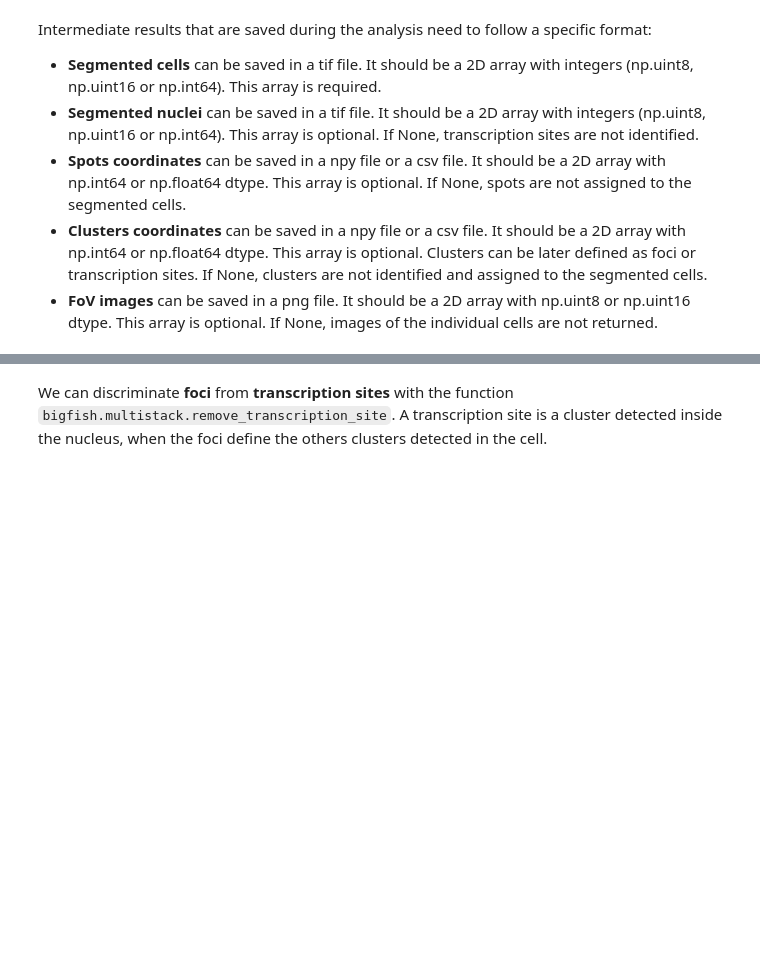
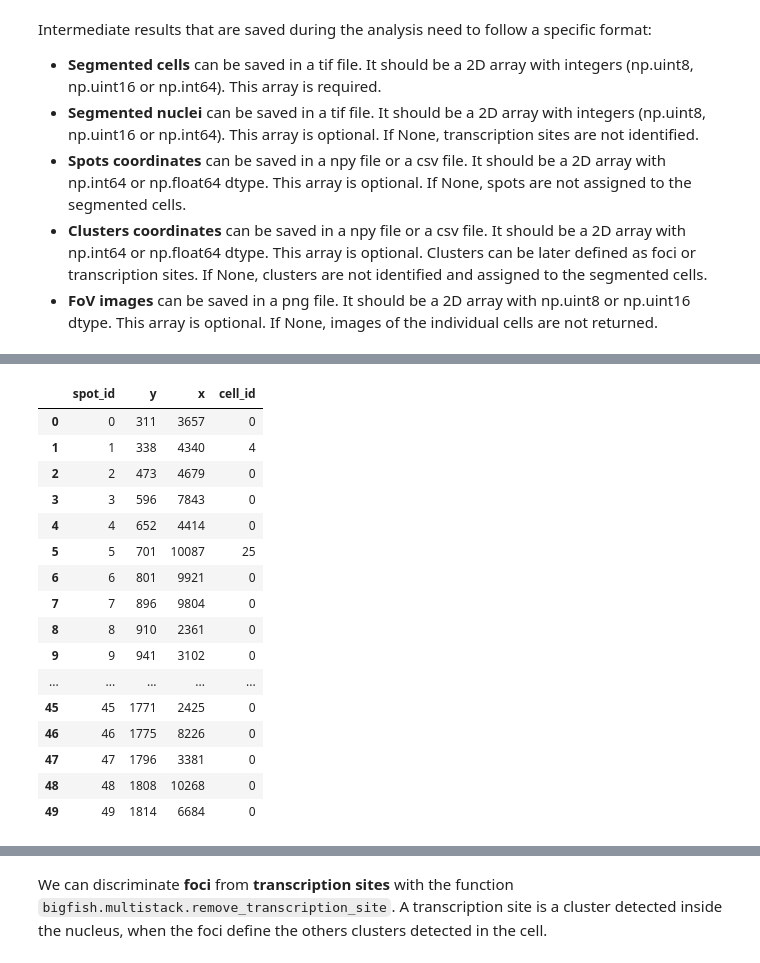
Before and after one commit to mspend/big-fish-examples, a Jupyter notebook: notebooks/6 - Extract cell level results.ipynb, the cells around one changed output, grey strips where cells are left out. Cells and saved outputs as stored; diff of their text form; code cells hidden in the pictures; blank space fills up the shorter version.

Commit message:
I was trying to get this to work but extract_cell is too memory intensive so I wrote another script spots_per_cell and extract spots within cells using numpy

```diff
--- a/notebooks/6 - Extract cell level results.ipynb
+++ b/notebooks/6 - Extract cell level results.ipynb
@@ -65,3 +33,10 @@ Intermediate results that are saved during the analysis need to follow a specifi
 - **Spots coordinates** can be saved in a npy file or a csv file. It should be a 2D array with np.int64 or np.float64 dtype. This array is optional. If None, spots are not assigned to the segmented cells.
 - **Clusters coordinates** can be saved in a npy file or a csv file. It should be a 2D array with np.int64 or np.float64 dtype. This array is optional. Clusters can be later defined as foci or transcription sites. If None, clusters are not identified and assigned to the segmented cells.
 - **FoV images** can be saved in a png file. It should be a 2D array with np.uint8 or np.uint16 dtype. This array is optional. If None, images of the individual cells are not returned.
+# %%
+# segmented cells
+cellpose_path = root_path / "fused" / "fiducial_no_downsampling.ome_masks.tiff"
+cell_label = stack.read_image(str(cellpose_path))
+print("segmented cells")
+print("\r shape: {0}".format(cell_label.shape))
+print("\r dtype: {0}".format(cell_label.dtype), "\n")
@@ -68,21 +72,7 @@ Intermediate results that are saved during the analysis need to follow a specifi
 # %%
-# hard-code the paths of our input and output directories
-path_input = "/data/smFISH/20251028_bartelle_smFISH_mm_microglia_newbuffers/"
-
-
-
-# segmented cells
-cellpose_path = root_path / "qi2labdatastore" / "segmentation" / "cellpose"
-path = os.path.join(cellpose_path, "fiducial_max_projection_cp_masks.tif")
-cell_label = stack.read_image(path)
-print("segmented cells")
-print("\r shape: {0}".format(cell_label.shape))
-print("\r dtype: {0}".format(cell_label.dtype), "\n")
-
 # detected spots
-spots_path = root_path / "big_fish" / "results" / "all_tiles_2D"
-path = os.path.join(path_output, "spots.csv")
-spots = stack.read_array_from_csv(path, dtype=np.int64)
+spots_path = root_path / "big_fish" / "results" / "all_tiles_2D" / "spots_bit_1.csv"
+spots = stack.read_array_from_csv(str(spots_path), skiprows=1, delimiter=',', dtype=np.int64)
 print("detected spots")
 print("\r shape: {0}".format(spots.shape))
 print("\r dtype: {0}".format(spots.dtype), "\n")
@@ -100,0 +100,3 @@ detected clusters
+# %%
+spots = pd.read_csv(spots_path, header=0, names = ["spot_id", "y", "x", "bit"])
+spots.head()
@@ -100,0 +110,7 @@ detected clusters
+# %%
+# Coordinates must be integer pixel indices
+y = spots["y"].to_numpy(dtype=np.int64)
+x = spots["x"].to_numpy(dtype=np.int64)
+
+# Assign each spot to the label at that pixel
+spots["cell_id"] = cell_label[y, x]
@@ -100,0 +149,27 @@ detected clusters
+# %%
+spot_table = pd.DataFrame({
+    "spot_id": np.arange(len(spots)),
+    "y": y,
+    "x": x,
+    "cell_id": cell_id
+})
+
+spot_table.head(50)
+# %% [output]
+|  | spot_id | y | x | cell_id |
+| 0 | 0 | 311 | 3657 | 0 |
+| 1 | 1 | 338 | 4340 | 4 |
+| 2 | 2 | 473 | 4679 | 0 |
+| 3 | 3 | 596 | 7843 | 0 |
+| 4 | 4 | 652 | 4414 | 0 |
+| 5 | 5 | 701 | 10087 | 25 |
+| 6 | 6 | 801 | 9921 | 0 |
+| 7 | 7 | 896 | 9804 | 0 |
+| 8 | 8 | 910 | 2361 | 0 |
+| 9 | 9 | 941 | 3102 | 0 |
+| ... | ... | ... | ... | ... |
+| 45 | 45 | 1771 | 2425 | 0 |
+| 46 | 46 | 1775 | 8226 | 0 |
+| 47 | 47 | 1796 | 3381 | 0 |
+| 48 | 48 | 1808 | 10268 | 0 |
+| 49 | 49 | 1814 | 6684 | 0 |
```
Also changed, not shown: parts of 22 cells of this notebook.
